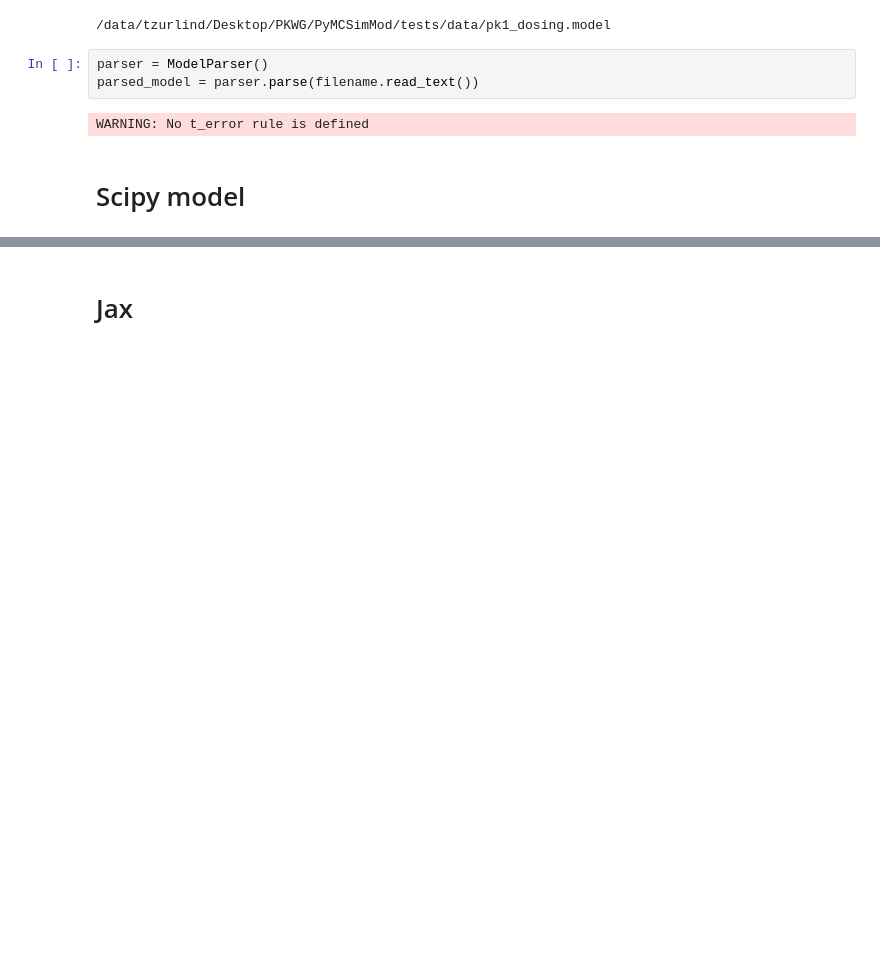
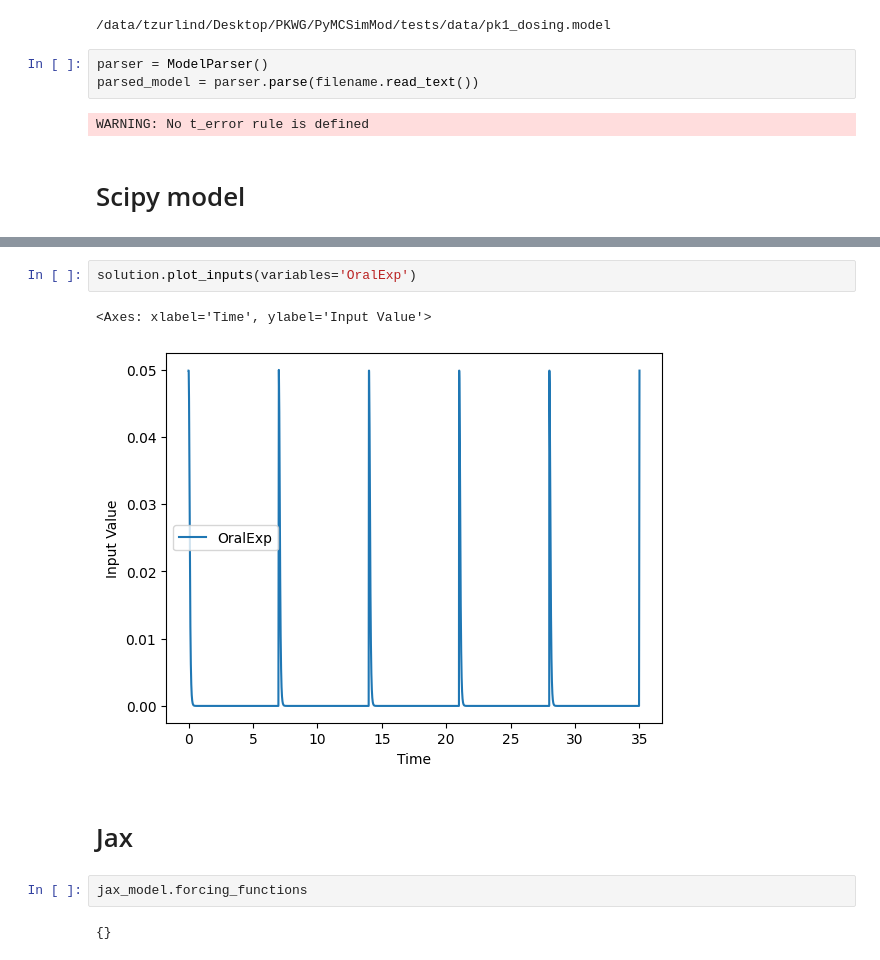
Before and after one commit to USEPA/PyMCSimMod, a Jupyter notebook: docs/notebooks/pk_dosing.ipynb, the cells around one changed output, grey strips where cells are left out. Drawn from its saved outputs; the diff is of its cells as text; blank space fills up the shorter version.

```diff
--- a/docs/notebooks/pk_dosing.ipynb
+++ b/docs/notebooks/pk_dosing.ipynb
@@ -36,4 +52,13 @@ WARNING: No t_error rule is defined
+# %%
+solution.plot_inputs(variables='OralExp')
+# %% [output]
+<Axes: xlabel='Time', ylabel='Input Value'>
+[figure, added]
 # %% [markdown]
 # Jax
+# %%
+jax_model.forcing_functions
+# %% [output]
+{}
 # %%
 %%time
```
Also changed, not shown: parts of 11 cells of this notebook.
